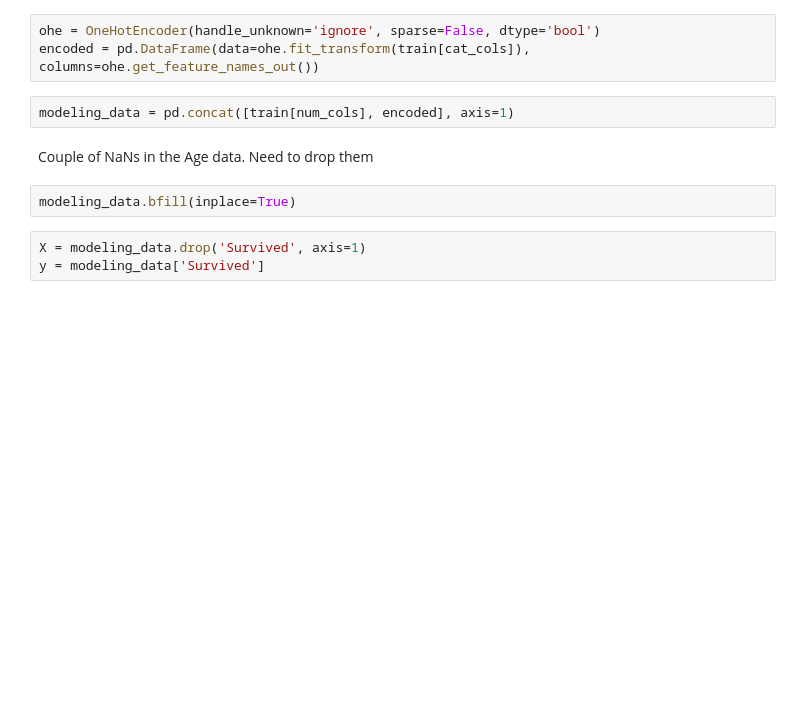
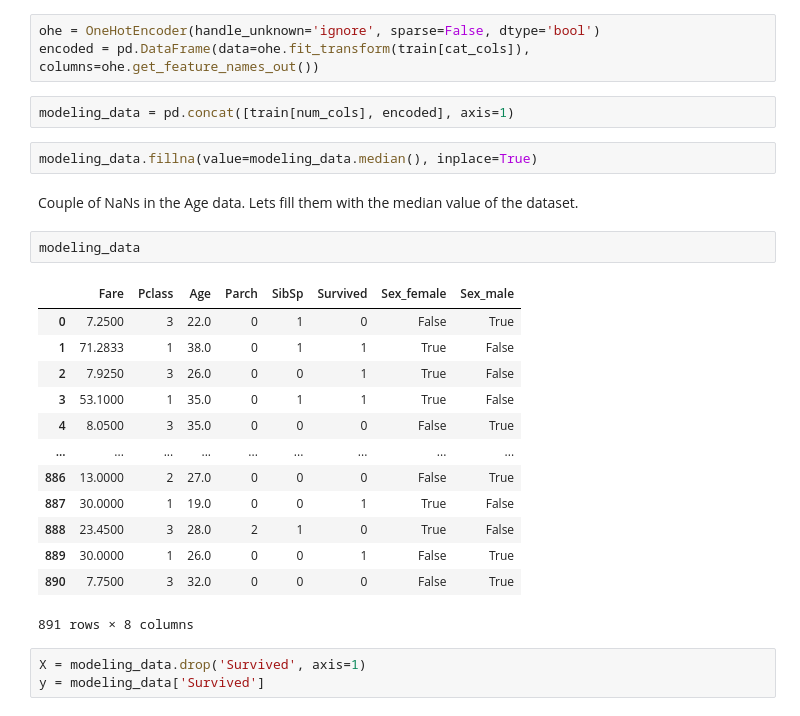
Before and after one commit to mattgpaul/Titanic, a Jupyter notebook: titanic.ipynb, the cells around one changed output. Drawn from its saved outputs; the diff is of its cells as text; blank space fills up the shorter version.

```diff
--- a/titanic.ipynb
+++ b/titanic.ipynb
@@ -127,10 +127,26 @@ ohe = OneHotEncoder(handle_unknown='ignore', sparse=False, dtype='bool')
 encoded = pd.DataFrame(data=ohe.fit_transform(train[cat_cols]), columns=ohe.get_feature_names_out())
 # %%
 modeling_data = pd.concat([train[num_cols], encoded], axis=1)
+# %%
+modeling_data.fillna(value=modeling_data.median(), inplace=True)
 # %% [markdown]
-Couple of NaNs in the Age data. Need to drop them
+Couple of NaNs in the Age data. Lets fill them with the median value of the dataset.
-# %%
-modeling_data.bfill(inplace=True)
+# %%
+modeling_data
+# %% [output]
+|  | Fare | Pclass | Age | Parch | SibSp | Survived | Sex_female | Sex_male |
+| 0 | 7.2500 | 3 | 22.0 | 0 | 1 | 0 | False | True |
+| 1 | 71.2833 | 1 | 38.0 | 0 | 1 | 1 | True | False |
+| 2 | 7.9250 | 3 | 26.0 | 0 | 0 | 1 | True | False |
+| 3 | 53.1000 | 1 | 35.0 | 0 | 1 | 1 | True | False |
+| 4 | 8.0500 | 3 | 35.0 | 0 | 0 | 0 | False | True |
+| ... | ... | ... | ... | ... | ... | ... | ... | ... |
+| 886 | 13.0000 | 2 | 27.0 | 0 | 0 | 0 | False | True |
+| 887 | 30.0000 | 1 | 19.0 | 0 | 0 | 1 | True | False |
+| 888 | 23.4500 | 3 | 28.0 | 2 | 1 | 0 | True | False |
+| 889 | 30.0000 | 1 | 26.0 | 0 | 0 | 1 | False | True |
+| 890 | 7.7500 | 3 | 32.0 | 0 | 0 | 0 | False | True |
+891 rows × 8 columns
 # %%
 X = modeling_data.drop('Survived', axis=1)
 y = modeling_data['Survived']
```
Also changed, not shown: parts of 3 cells of this notebook.
